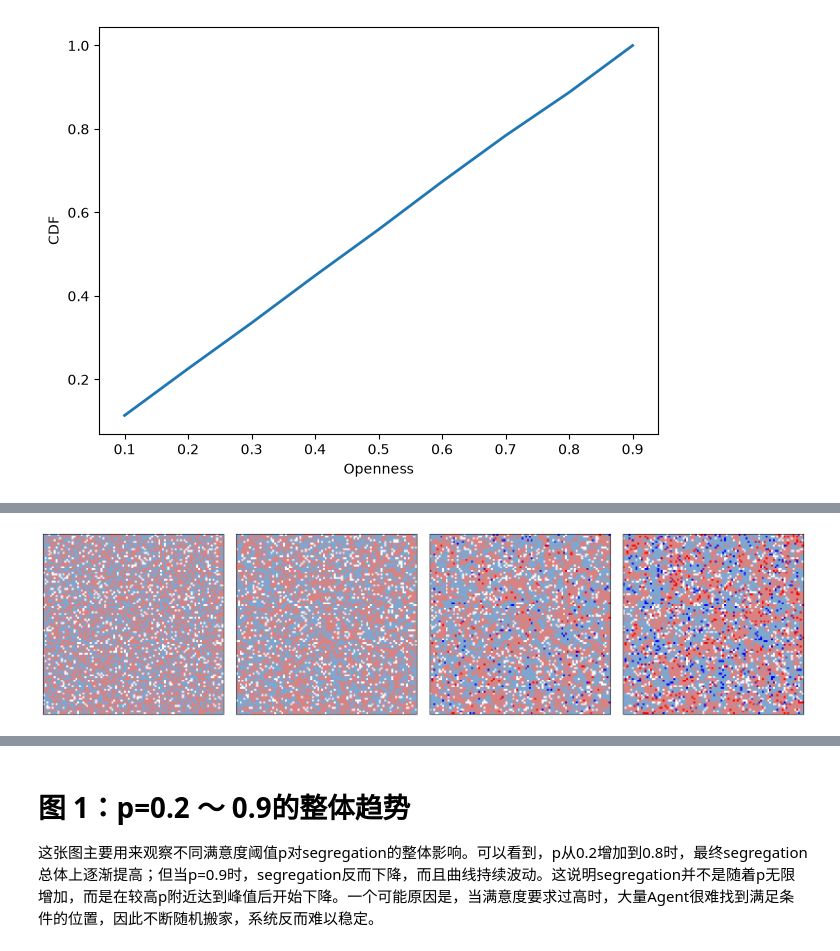
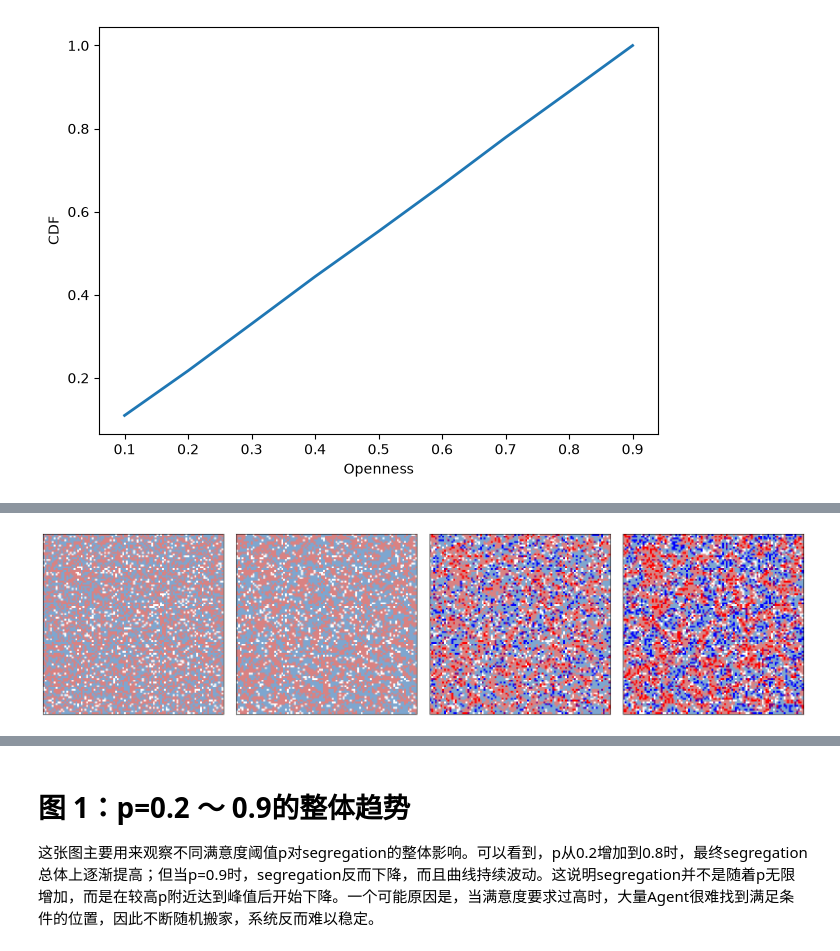
Before and after one commit to DONG-BO-Eric/CITS4403-Project, a Jupyter notebook: code/project.ipynb, the cells around one changed output, grey strips where cells are left out. Saved outputs shown, nothing was run; the diff lists cells and outputs as text; code cells hidden in the pictures.

```diff
--- a/code/project.ipynb
+++ b/code/project.ipynb
@@ -235,7 +235,8 @@ class Schelling(Cell2D):
                 score = (num_b[loc] + num_ab[loc]) / total
 
             elif person.group == 5:  # AB
-                score = (num_ab[loc] + person.openness * (num_a[loc] + num_b[loc])) / total
+                ab_weight = 1.5
+                score = (ab_weight * num_ab[loc] + person.openness * (num_a[loc] + num_b[loc])) / total
 
             else:
                 raise ValueError("Unknown group")
@@ -599,6 +590,6 @@ grid.animate(frames=10, interval=0.1) #animate这个function里面有step会自
 # %%
-grid = Schelling(n=100, p=0.76, m=0.1)
+grid = Schelling(n=100, p=0.7, m=0.3)
 # three_frame(grid, [0, 2, 8]) #step0,0+2,0+2+8
 number_frame(grid,[0,2,3,5],4)
 # %% [output]
-[figure, old version]
+[figure, new version]
```
Also changed, not shown: parts of 8 cells of this notebook.
